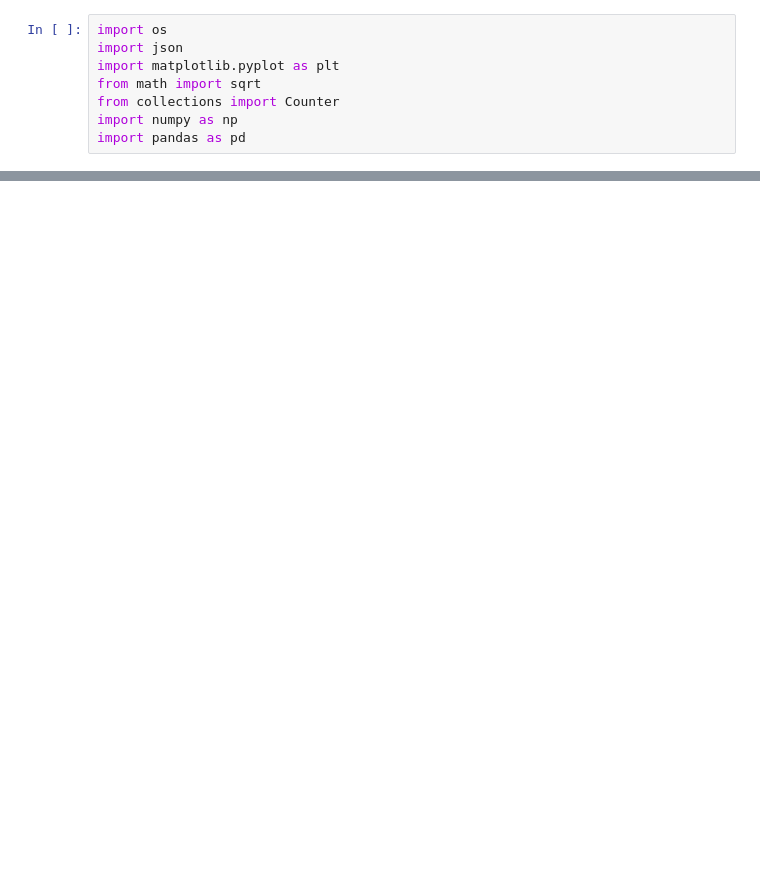
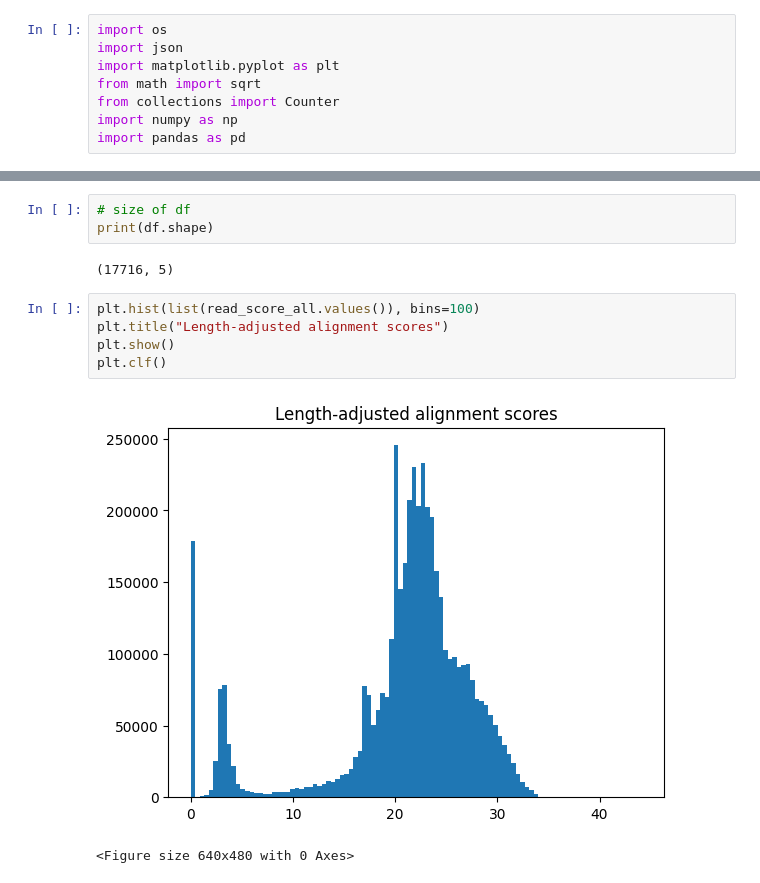
Before and after one commit to naobservatory/simon-analysis, a Jupyter notebook: validation/validation_draft.ipynb, the cells around one changed output, grey strips where cells are left out. Drawn from its saved outputs; the diff is of its cells as text; blank space fills up the shorter version.

```diff
--- a/validation/validation_draft.ipynb
+++ b/validation/validation_draft.ipynb
@@ -156,0 +370,13 @@ Total entries in all fastq files: 6269846
+# %%
+# size of df
+print(df.shape)
+# %% [output]
+(17716, 5)
+# %%
+plt.hist(list(read_score_all.values()), bins=100)
+plt.title("Length-adjusted alignment scores")
+plt.show()
+plt.clf()
+# %% [output]
+[figure, added]
+<Figure size 640x480 with 0 Axes>
```
Also changed, not shown: parts of 43 cells of this notebook, 3 other files.
